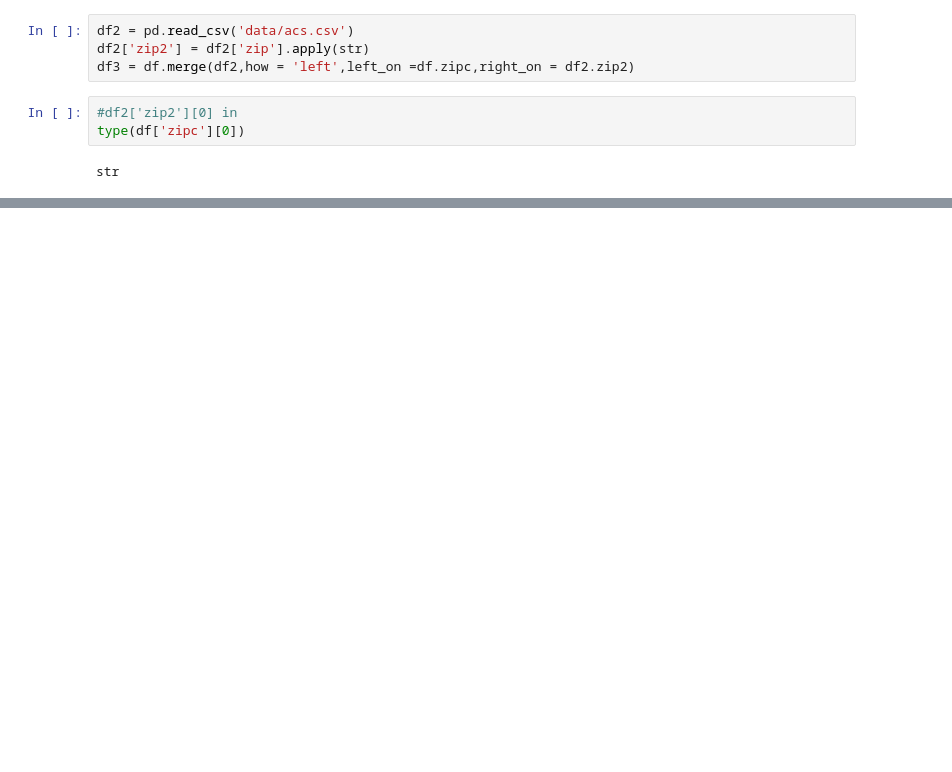
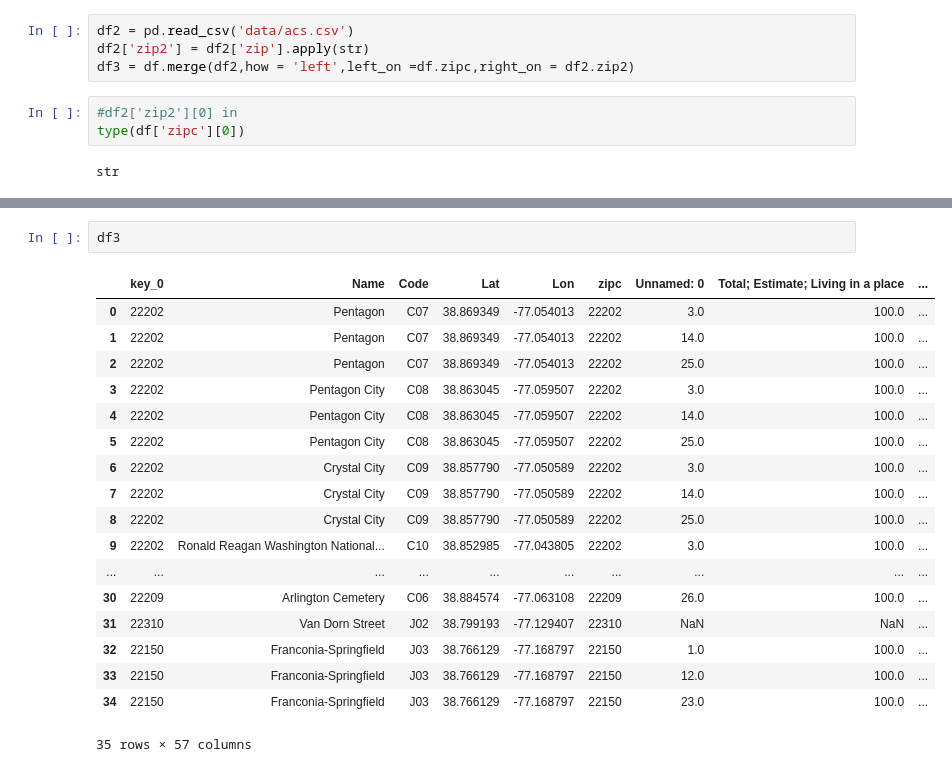
Before and after one commit to scimas/HippoHAX, a Jupyter notebook: Metro_Matching.ipynb, the cells around one changed output, grey strips where cells are left out. Cells and saved outputs as stored; diff of their text form; blank space fills up the shorter version.

```diff
--- a/Metro_Matching.ipynb
+++ b/Metro_Matching.ipynb
@@ -40,0 +141,21 @@ str
+# %%
+df3
+# %% [output]
+|  | key_0 | Name | Code | Lat | Lon | zipc | Unnamed: 0 | Total; Estimate; Living in a place | ... |
+| 0 | 22202 | Pentagon | C07 | 38.869349 | -77.054013 | 22202 | 3.0 | 100.0 | ... |
+| 1 | 22202 | Pentagon | C07 | 38.869349 | -77.054013 | 22202 | 14.0 | 100.0 | ... |
+| 2 | 22202 | Pentagon | C07 | 38.869349 | -77.054013 | 22202 | 25.0 | 100.0 | ... |
+| 3 | 22202 | Pentagon City | C08 | 38.863045 | -77.059507 | 22202 | 3.0 | 100.0 | ... |
+| 4 | 22202 | Pentagon City | C08 | 38.863045 | -77.059507 | 22202 | 14.0 | 100.0 | ... |
+| 5 | 22202 | Pentagon City | C08 | 38.863045 | -77.059507 | 22202 | 25.0 | 100.0 | ... |
+| 6 | 22202 | Crystal City | C09 | 38.857790 | -77.050589 | 22202 | 3.0 | 100.0 | ... |
+| 7 | 22202 | Crystal City | C09 | 38.857790 | -77.050589 | 22202 | 14.0 | 100.0 | ... |
+| 8 | 22202 | Crystal City | C09 | 38.857790 | -77.050589 | 22202 | 25.0 | 100.0 | ... |
+| 9 | 22202 | Ronald Reagan Washington National... | C10 | 38.852985 | -77.043805 | 22202 | 3.0 | 100.0 | ... |
+| ... | ... | ... | ... | ... | ... | ... | ... | ... | ... |
+| 30 | 22209 | Arlington Cemetery | C06 | 38.884574 | -77.063108 | 22209 | 26.0 | 100.0 | ... |
+| 31 | 22310 | Van Dorn Street | J02 | 38.799193 | -77.129407 | 22310 | NaN | NaN | ... |
+| 32 | 22150 | Franconia-Springfield | J03 | 38.766129 | -77.168797 | 22150 | 1.0 | 100.0 | ... |
+| 33 | 22150 | Franconia-Springfield | J03 | 38.766129 | -77.168797 | 22150 | 12.0 | 100.0 | ... |
+| 34 | 22150 | Franconia-Springfield | J03 | 38.766129 | -77.168797 | 22150 | 23.0 | 100.0 | ... |
+35 rows × 57 columns
```
Also changed, not shown: parts of 8 cells of this notebook.
